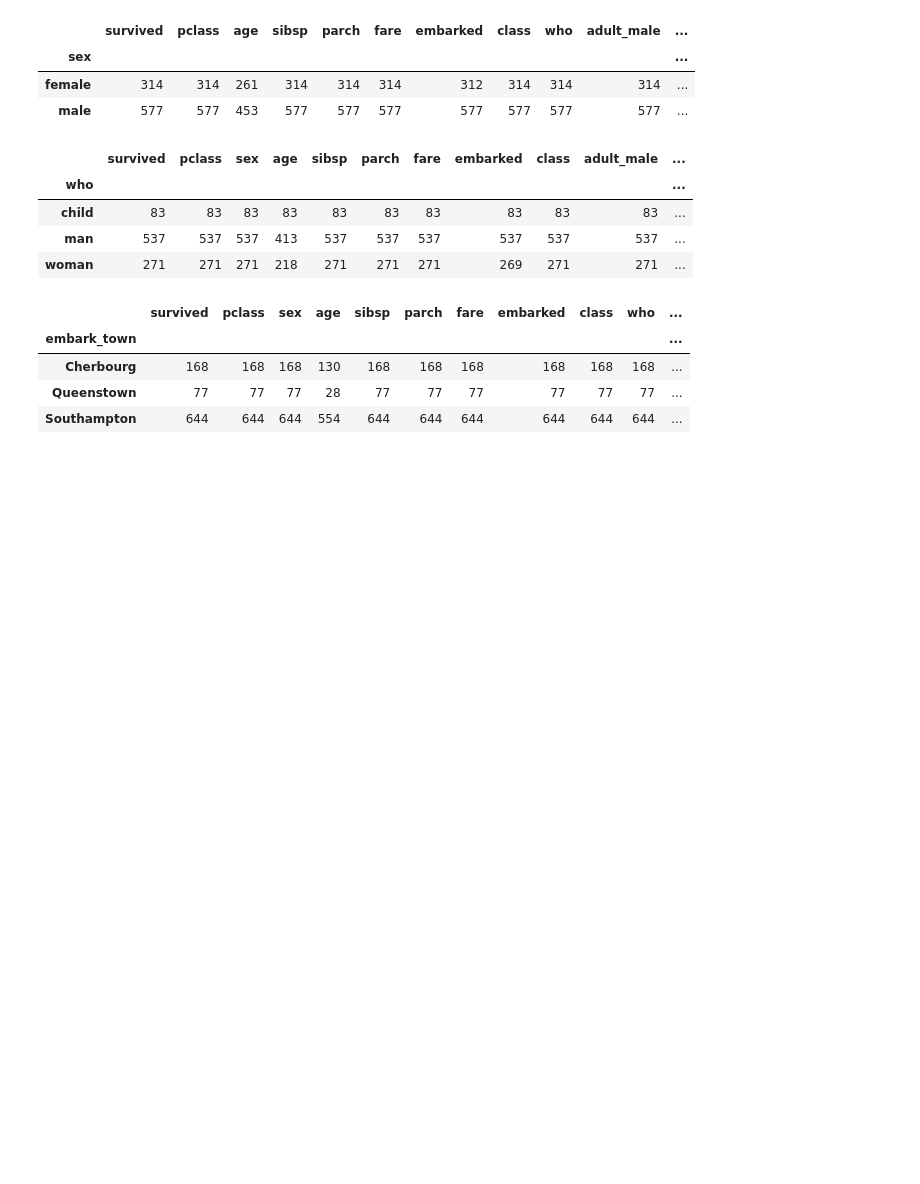
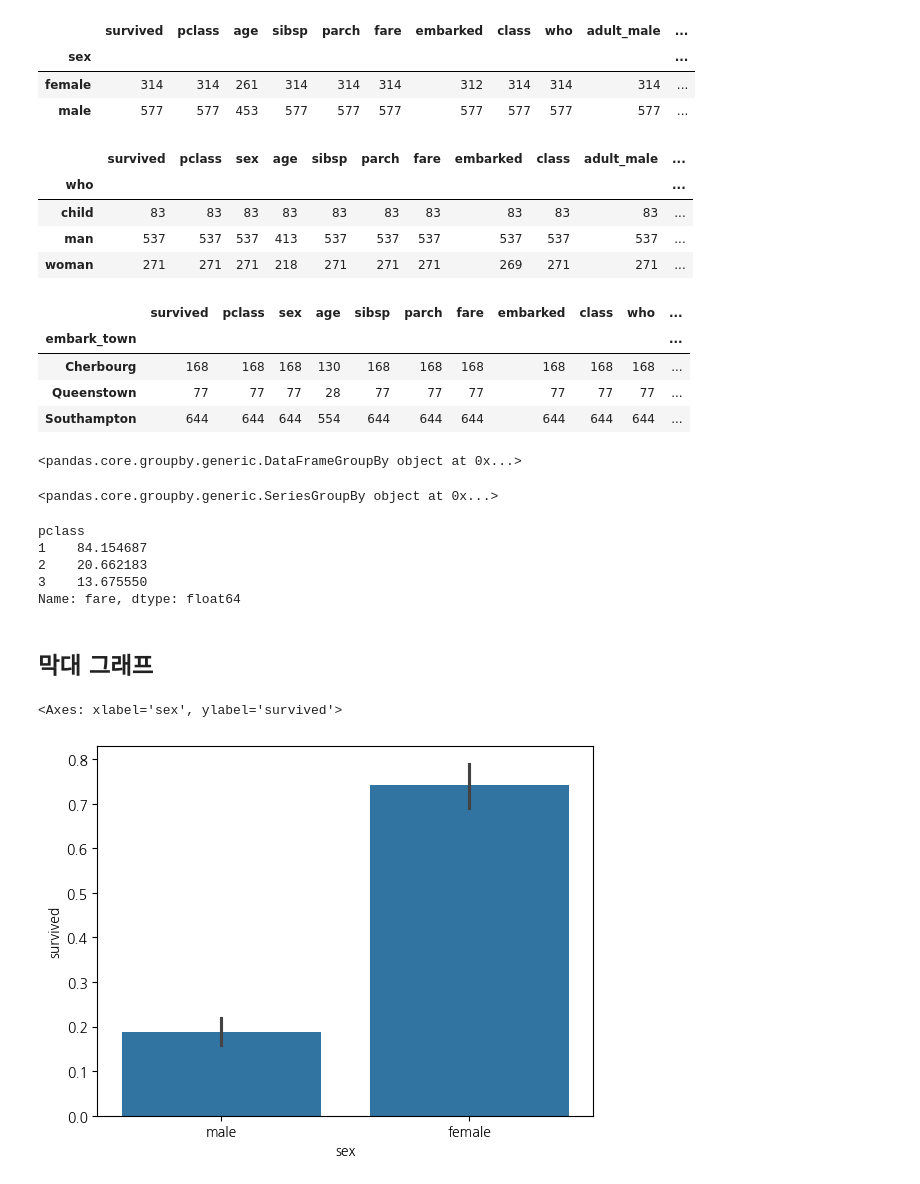
Before and after one commit to JD12321/2024-1-my-BDA, a Jupyter notebook: inclass/02w_0319_tue_dataframe_basic.ipynb, the cells around one changed output. Saved outputs shown, nothing was run; the diff lists cells and outputs as text; code cells hidden in the pictures; blank space fills up the shorter version.

```diff
--- a/inclass/02w_0319_tue_dataframe_basic.ipynb
+++ b/inclass/02w_0319_tue_dataframe_basic.ipynb
@@ -291,3 +291,26 @@ titanic.groupby('embark_town'). count()
 | Cherbourg | 168 | 168 | 168 | 130 | 168 | 168 | 168 | 168 | 168 | 168 | ... |
 | Queenstown | 77 | 77 | 77 | 28 | 77 | 77 | 77 | 77 | 77 | 77 | ... |
 | Southampton | 644 | 644 | 644 | 554 | 644 | 644 | 644 | 644 | 644 | 644 | ... |
+# %%
+titanic.groupby('pclass')
+# %% [output]
+<pandas.core.groupby.generic.DataFrameGroupBy object at 0x...>
+# %%
+titanic.groupby('pclass')['fare']
+# %% [output]
+<pandas.core.groupby.generic.SeriesGroupBy object at 0x...>
+# %%
+titanic.groupby('pclass')['fare'].mean()
+# %% [output]
+pclass
+1    84.154687
+2    20.662183
+3    13.675550
+Name: fare, dtype: float64
+# %% [markdown]
+## 막대 그래프
+# %%
+sns.barplot(titanic, x='sex', y='survived')  # 눂이 : 평균
+# %% [output]
+<Axes: xlabel='sex', ylabel='survived'>
+[figure, added]
```
Also changed, not shown: parts of 55 cells of this notebook.
